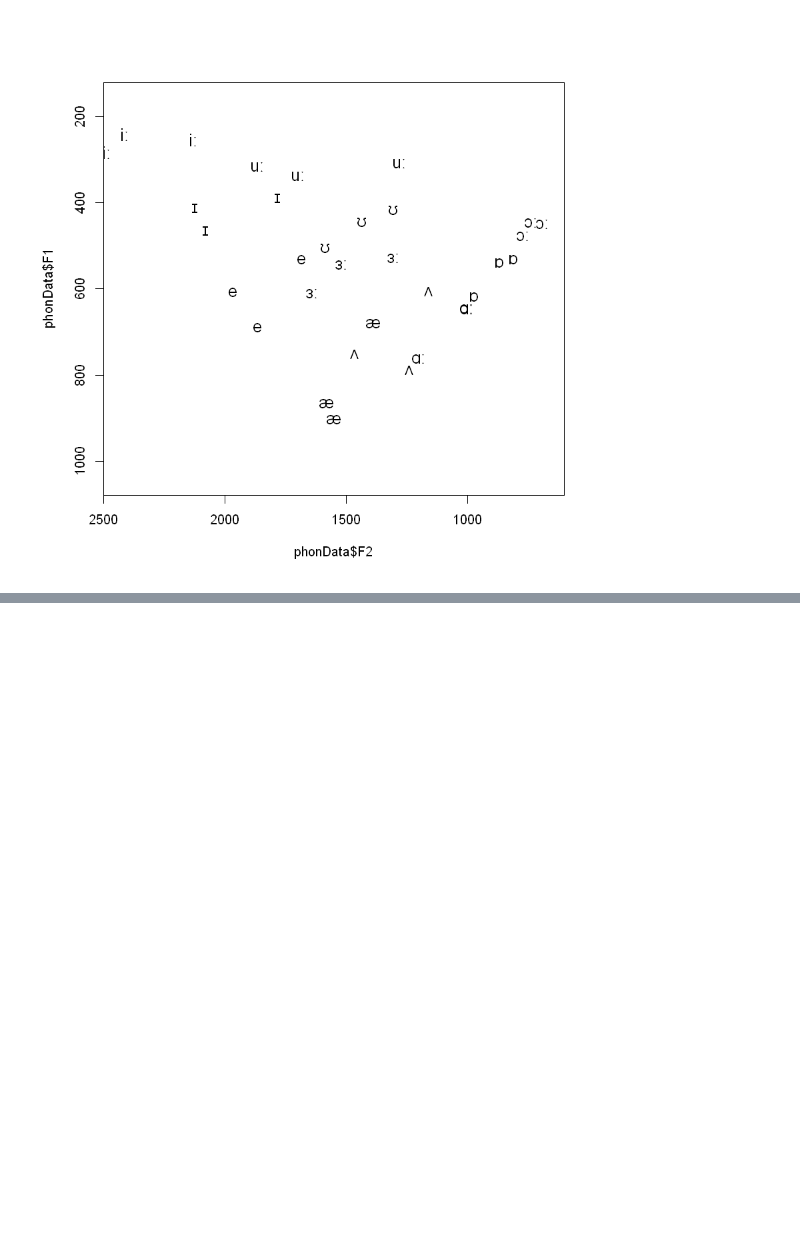
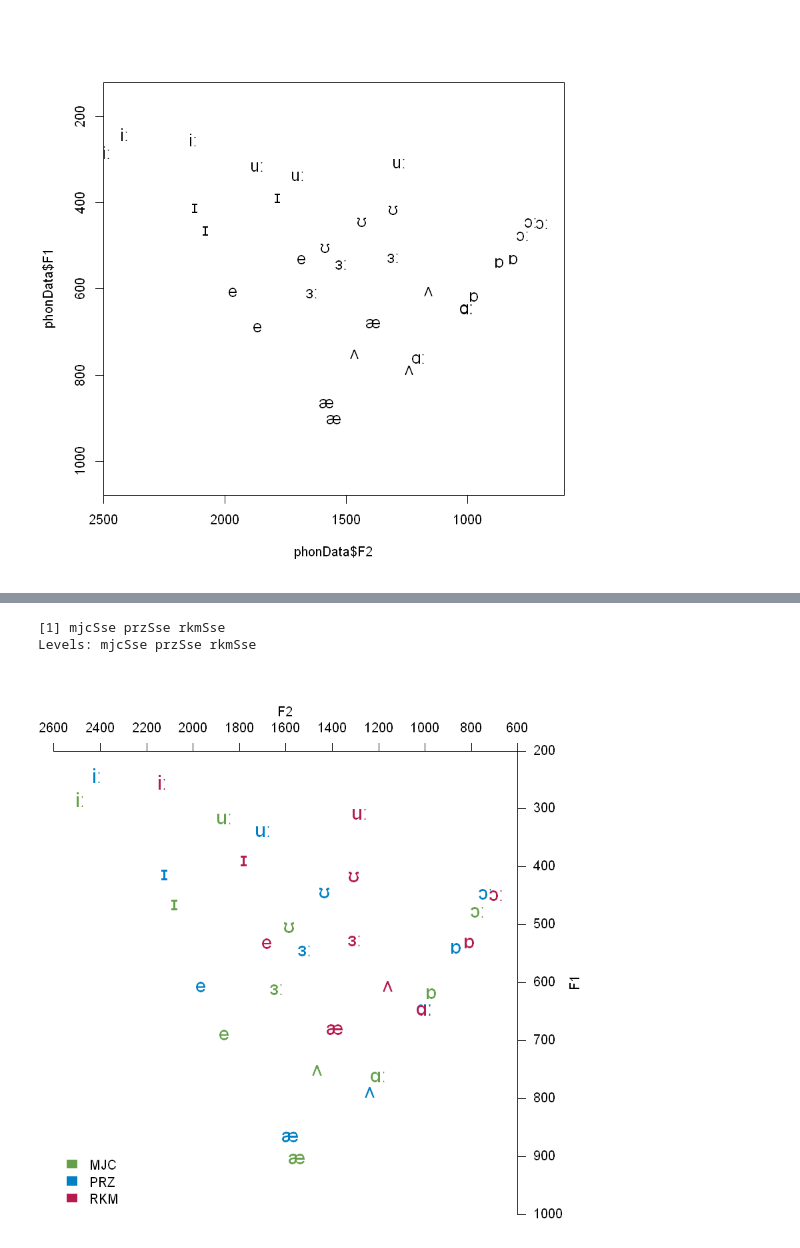
Before and after one commit to emmanuelferragne/vowelPlotsTemp, a Jupyter notebook: doFormantPlotR.ipynb, the cells around one changed output, grey strips where cells are left out. Saved outputs shown, nothing was run; the diff lists cells and outputs as text; code cells hidden in the pictures; blank space fills up the shorter version.

```diff
--- a/doFormantPlotR.ipynb
+++ b/doFormantPlotR.ipynb
@@ -63,0 +75,12 @@ text(phonData$F2, phonData$F1, phonData$symbolUTF8, cex = 1.3)
+# %%
+unique(phonData$spk)
+# %% [output]
+[1] mjcSse przSse rkmSse
+Levels: mjcSse przSse rkmSse
+# %%
+#plot all vowels; each speaker with a different colour
+plotVowels(phonData$F1, phonData$F2, pch.tokens = phonData$symbolUTF8, cex.tokens = 1.5,
+           var.col.by = phonData$spk, pretty=T,legend.kwd = "bottomleft",
+           legend.args=list(legend=c(text = c("MJC", "PRZ", "RKM"))))
+# %% [output]
+[figure, added]
```
Also changed, not shown: parts of 16 cells of this notebook.
